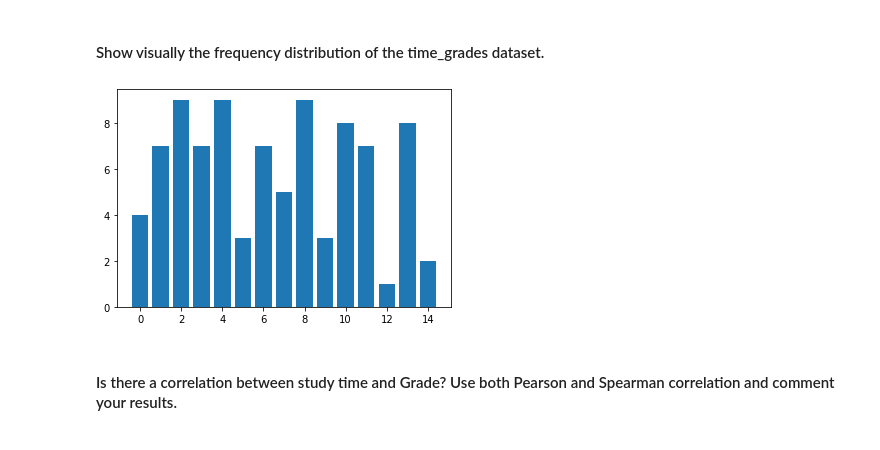
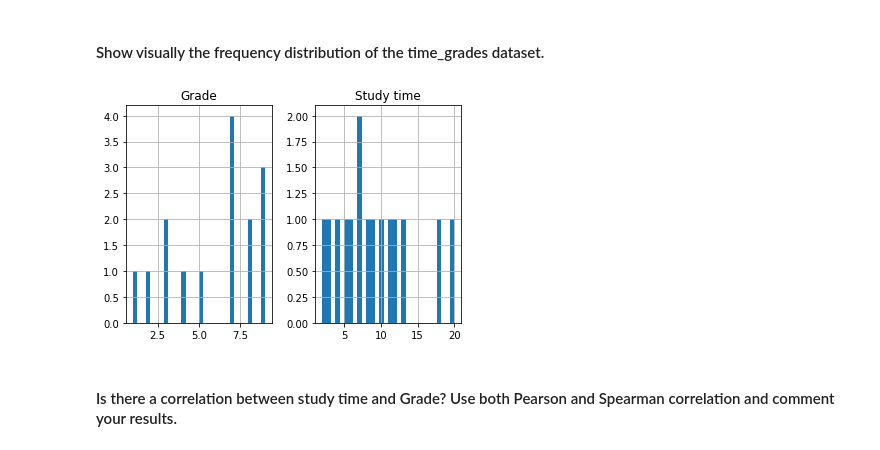
Before and after one commit to ta-data-lis/lab-pivot-table-and-correlation, a Jupyter notebook: your_code/main.ipynb, the cells around one changed output. Drawn from its saved outputs; the diff is of its cells as text; code cells hidden in the pictures.

```diff
--- a/your_code/main.ipynb
+++ b/your_code/main.ipynb
@@ -402,10 +404,11 @@ array([ 4,  9,  8, 10, 20,  5, 12,  6, 18,  7, 11,  2, 13,  3])
 # %%
 # your answer here
 
-plt.bar(time_grades['Study time'].index, time_grades['Grade'].values)
+#plt.bar(time_grades['Study time'].index, time_grades['Grade'].values)
+time_grades.hist(bins=30)
 plt.show()
 # %% [output]
-[figure, old version]
+[figure, new version]
 # %% [markdown]
 #### Is there a correlation between study time and Grade? Use both Pearson and Spearman correlation and comment your results.
 # %%
```
Also changed, not shown: parts of 2 cells of this notebook.
